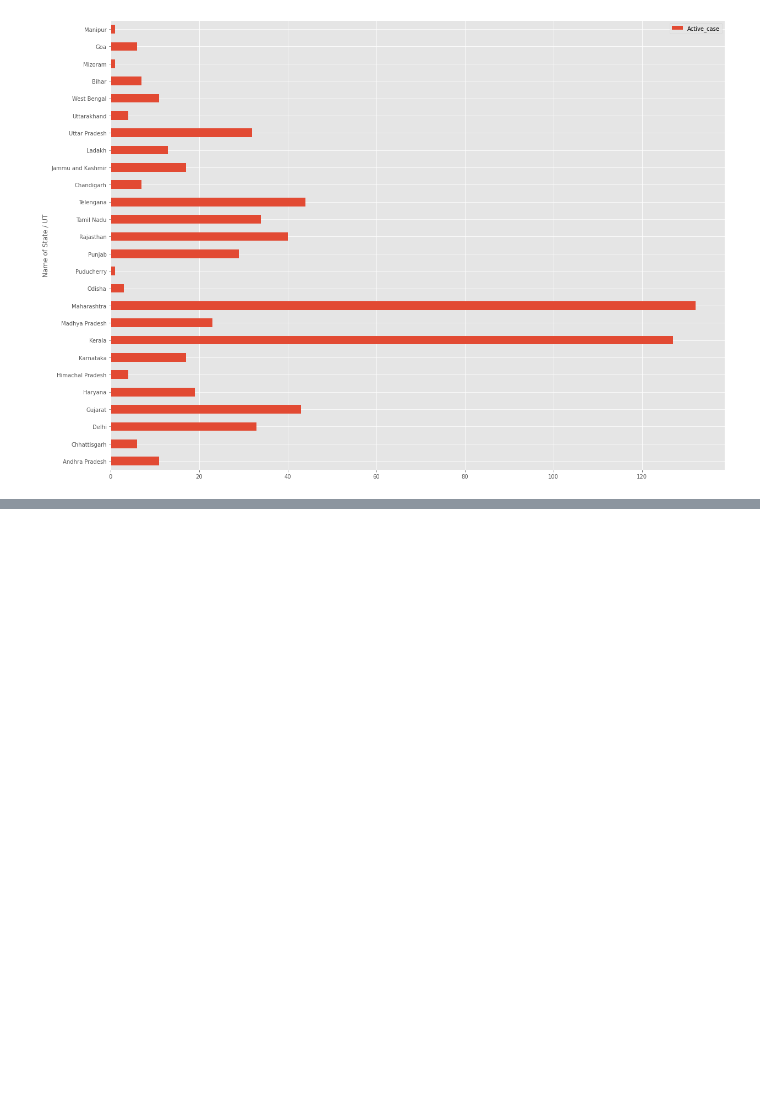
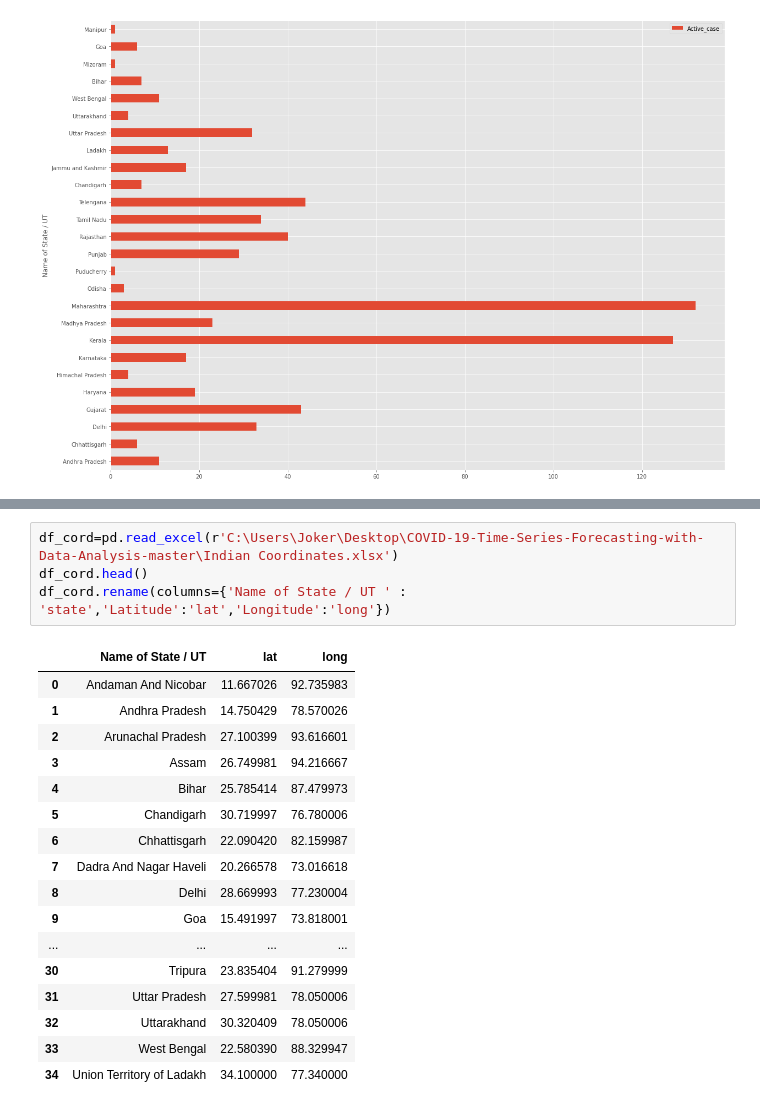
Before and after one commit to sha-heg/JobHunt, a Jupyter notebook: corona_python.ipynb, the cells around one changed output, grey strips where cells are left out. Saved outputs shown, nothing was run; the diff lists cells and outputs as text; blank space fills up the shorter version.

```diff
--- a/corona_python.ipynb
+++ b/corona_python.ipynb
@@ -112,0 +149,22 @@ px.scatter(df,x='Name of State / UT',y='Total_Cases',
+# %%
+df_cord=pd.read_excel(r'C:\Users\Joker\Desktop\COVID-19-Time-Series-Forecasting-with-Data-Analysis-master\Indian Coordinates.xlsx')
+df_cord.head()
+df_cord.rename(columns={'Name of State / UT ' : 'state','Latitude':'lat','Longitude':'long'})
+# %% [output]
+|  | Name of State / UT | lat | long |
+| 0 | Andaman And Nicobar | 11.667026 | 92.735983 |
+| 1 | Andhra Pradesh | 14.750429 | 78.570026 |
+| 2 | Arunachal Pradesh | 27.100399 | 93.616601 |
+| 3 | Assam | 26.749981 | 94.216667 |
+| 4 | Bihar | 25.785414 | 87.479973 |
+| 5 | Chandigarh | 30.719997 | 76.780006 |
+| 6 | Chhattisgarh | 22.090420 | 82.159987 |
+| 7 | Dadra And Nagar Haveli | 20.266578 | 73.016618 |
+| 8 | Delhi | 28.669993 | 77.230004 |
+| 9 | Goa | 15.491997 | 73.818001 |
+| ... | ... | ... | ... |
+| 30 | Tripura | 23.835404 | 91.279999 |
+| 31 | Uttar Pradesh | 27.599981 | 78.050006 |
+| 32 | Uttarakhand | 30.320409 | 78.050006 |
+| 33 | West Bengal | 22.580390 | 88.329947 |
+| 34 | Union Territory of Ladakh | 34.100000 | 77.340000 |
```
Also changed, not shown: parts of 7 cells of this notebook.
